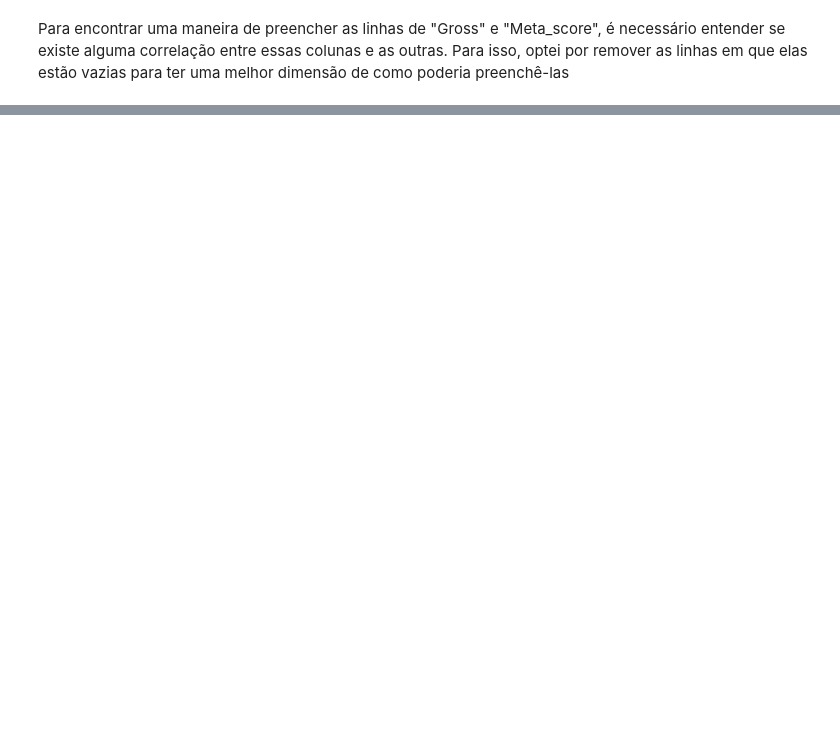
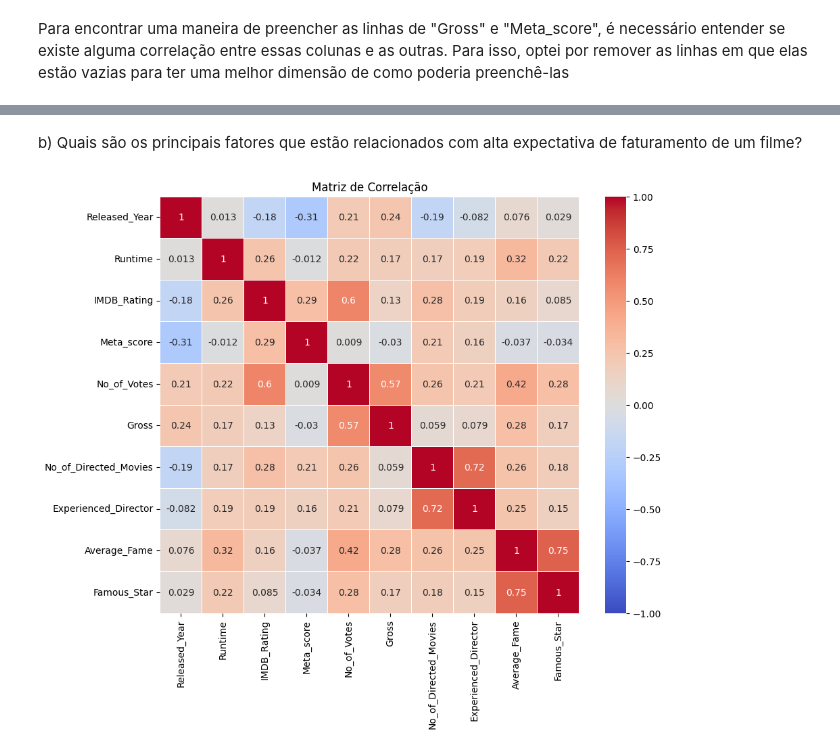
Before and after one commit to narguis/LH_CD_LUIS_GUILHERME_NARGUIS, a Jupyter notebook: analise_exploratoria.ipynb, the cells around one changed output, grey strips where cells are left out. Cells and saved outputs as stored; diff of their text form; code cells hidden in the pictures; blank space fills up the shorter version.

```diff
--- a/analise_exploratoria.ipynb
+++ b/analise_exploratoria.ipynb
@@ -375,0 +483,9 @@ Da matriz acima, podemos tirar as seguintes conclusões:
+# %% [markdown]
+b) Quais são os principais fatores que estão relacionados com alta expectativa de faturamento de um filme?
+# %%
+plt.figure(figsize=(10, 8))
+sns.heatmap(correlation_matrix, annot=True, cmap='coolwarm', vmin=-1, vmax=1, linewidths=0.5)
+plt.title('Matriz de Correlação')
+plt.show()
+# %% [output]
+[figure, added]
```
Also changed, not shown: parts of 55 cells of this notebook, 4 other files.
